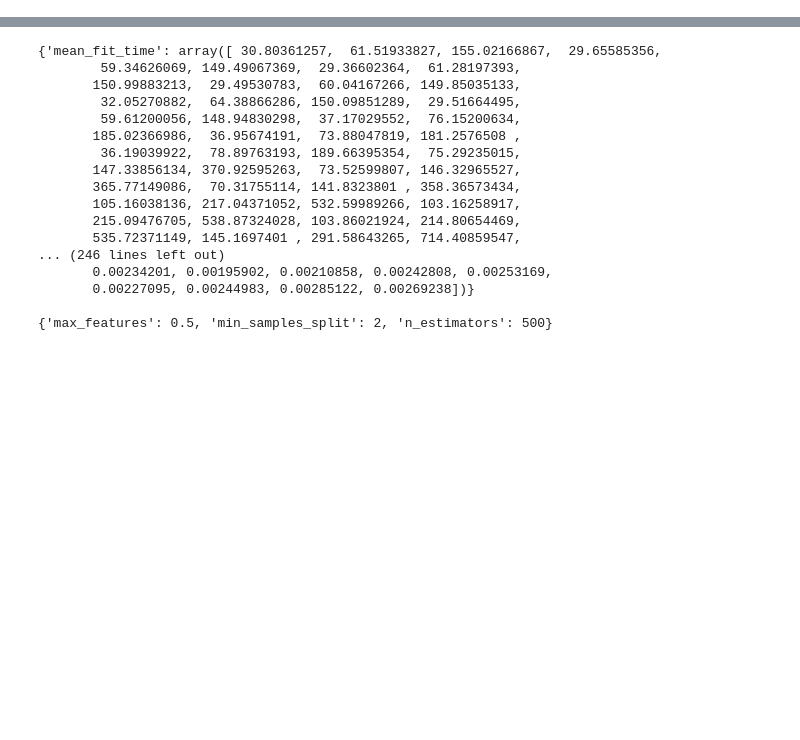
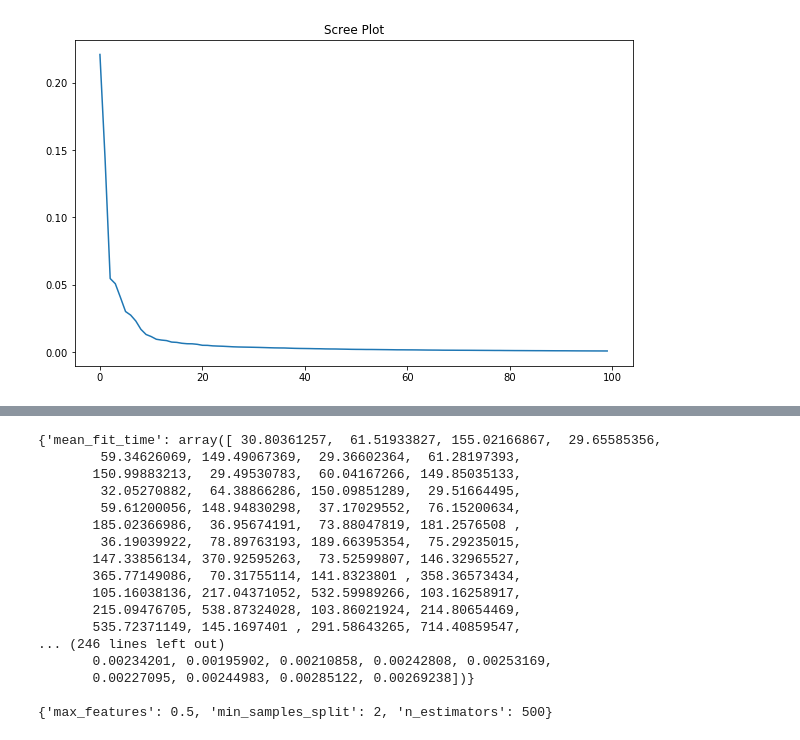
Before and after one commit to Tiankai-Jiang/ECE657A-A3, a Jupyter notebook: part1.ipynb, the cells around one changed output, grey strips where cells are left out. Saved outputs shown, nothing was run; the diff lists cells and outputs as text; code cells hidden in the pictures; blank space fills up the shorter version.

```diff
--- a/part1.ipynb
+++ b/part1.ipynb
@@ -34,6 +19,8 @@ def cm_plot(cm, y_test, title):
 # %%
 plt.figure(figsize=(10,6))
-plt.plot(PCA(n_components = 100).fit(StandardScaler().fit_transform(X_train)).explained_variance_ratio_)
+plt.plot(PCA(n_components = 100).fit(StandardScaler().fit_transform(df.iloc[:,1:])).explained_variance_ratio_)
 plt.title("Scree Plot")
 # plt.savefig("ScreePlot.png", dpi=300, bbox_inches='tight')
 plt.show()
+# %% [output]
+[figure, added]
```
Also changed, not shown: parts of 6 cells of this notebook.
